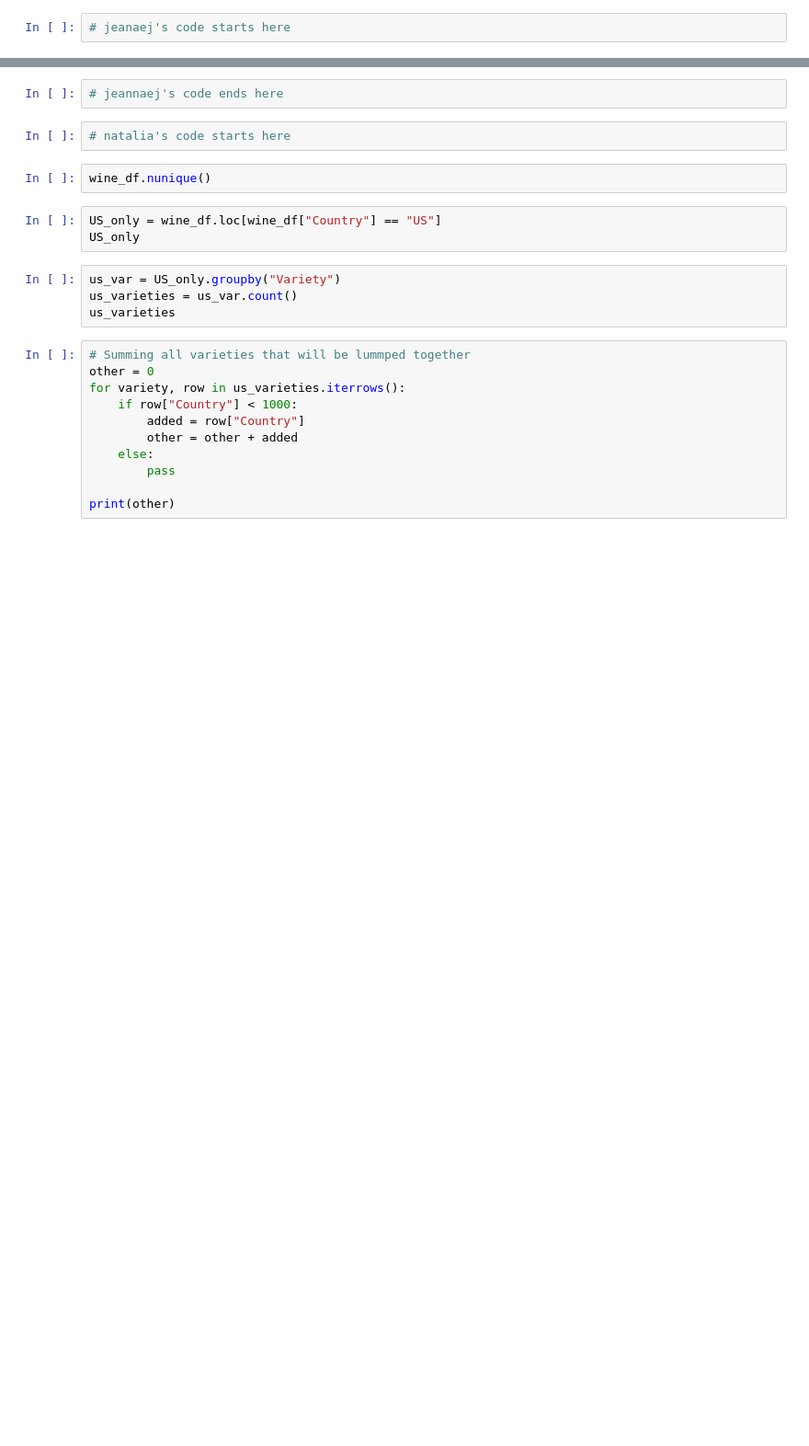
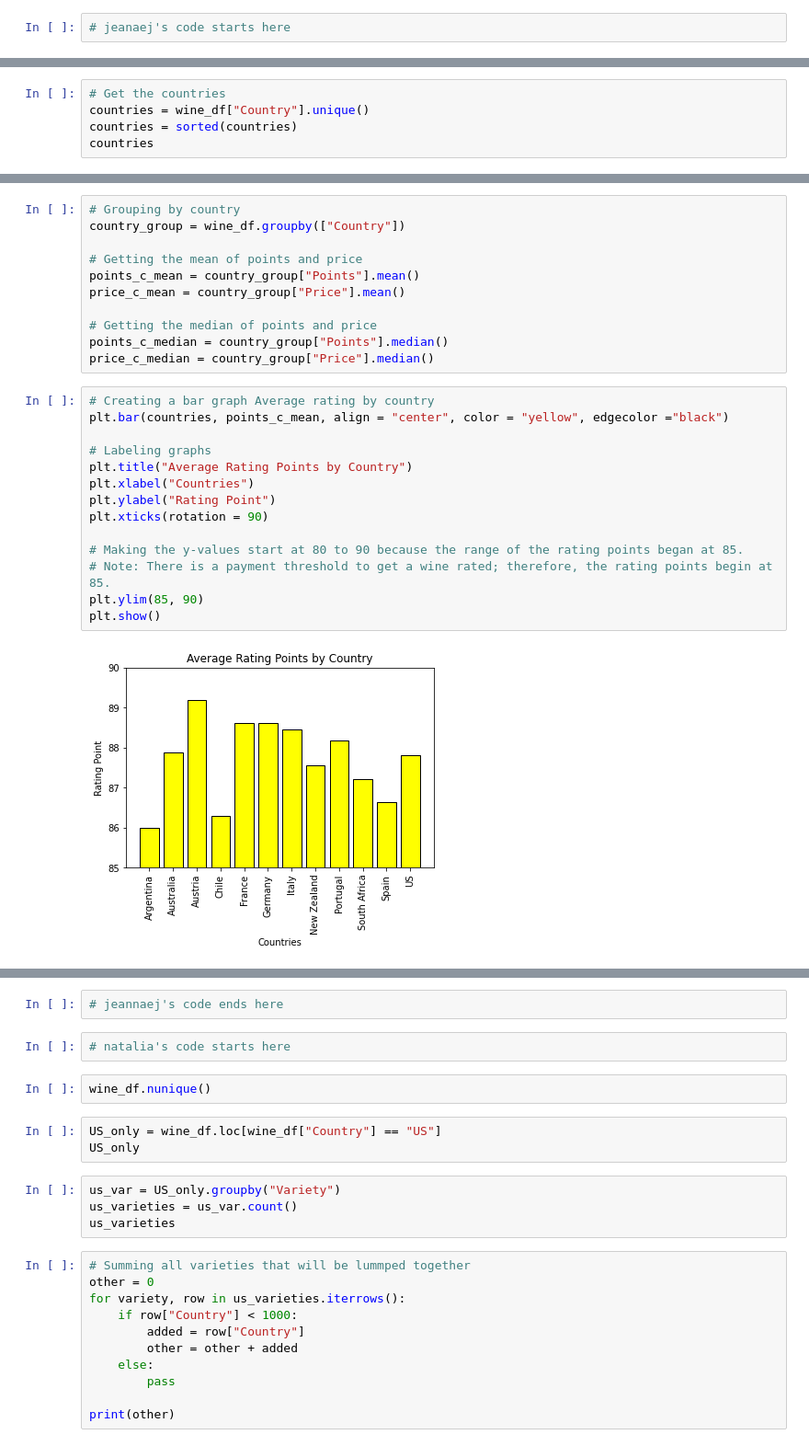
Before and after one commit to radioactivearm/project-one-wine, a Jupyter notebook: analyzing_data.ipynb, the cells around one changed output, grey strips where cells are left out. Shown at 92% size. Cells and saved outputs as stored; diff of their text form; blank space fills up the shorter version.

```diff
--- a/analyzing_data.ipynb
+++ b/analyzing_data.ipynb
@@ -143,0 +49,5 @@ plt.show()
+# %%
+# Get the countries
+countries = wine_df["Country"].unique()
+countries = sorted(countries)
+countries
@@ -143,0 +67,27 @@ plt.show()
+# %%
+# Grouping by country
+country_group = wine_df.groupby(["Country"])
+
+# Getting the mean of points and price
+points_c_mean = country_group["Points"].mean()
+price_c_mean = country_group["Price"].mean()
+
+# Getting the median of points and price
+points_c_median = country_group["Points"].median()
+price_c_median = country_group["Price"].median()
+# %%
+# Creating a bar graph Average rating by country
+plt.bar(countries, points_c_mean, align = "center", color = "yellow", edgecolor ="black")
+
+# Labeling graphs
+plt.title("Average Rating Points by Country")
+plt.xlabel("Countries")
+plt.ylabel("Rating Point")
+plt.xticks(rotation = 90)
+
+# Making the y-values start at 80 to 90 because the range of the rating points began at 85.
+# Note: There is a payment threshold to get a wine rated; therefore, the rating points begin at 85.
+plt.ylim(85, 90)
+plt.show()
+# %% [output]
+[figure, added]
```
Also changed, not shown: parts of 61 cells of this notebook.
